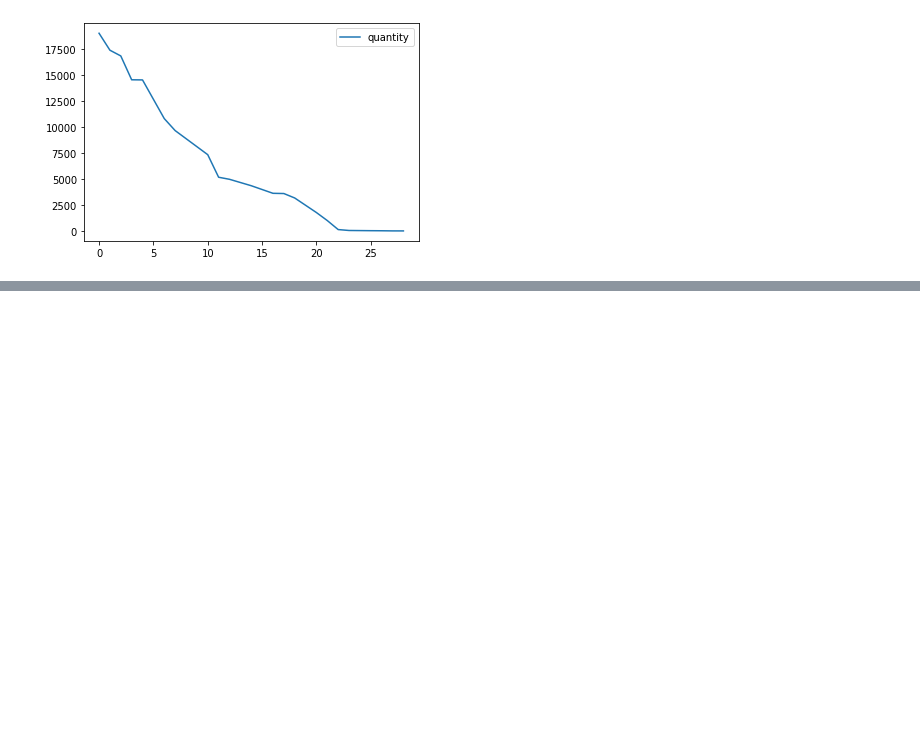
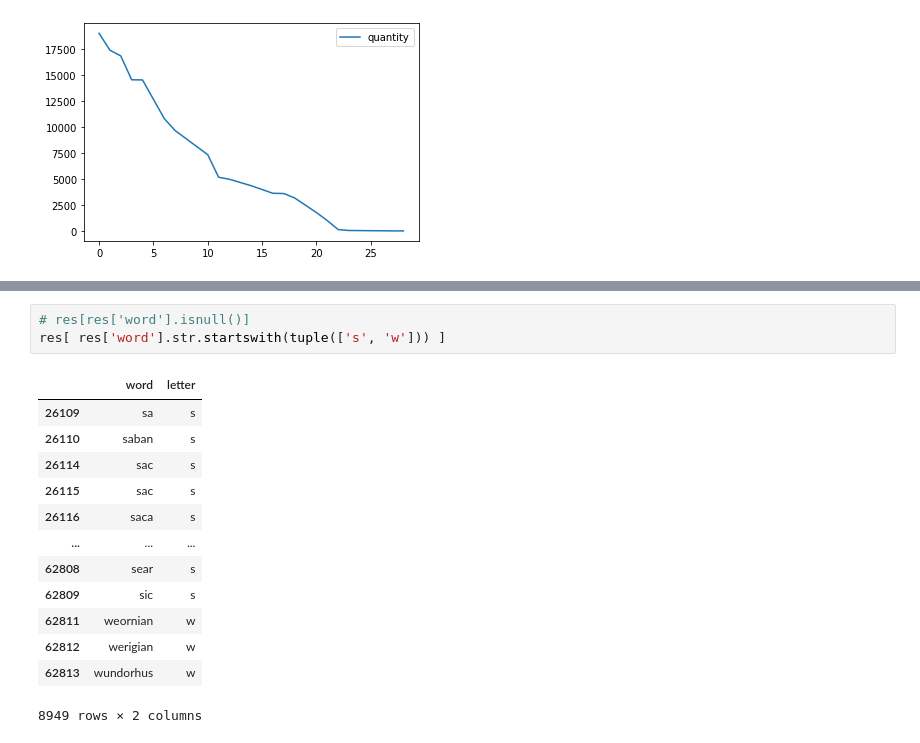
Before and after one commit to webnora/OE_Lemmatization, a Jupyter notebook: freq/freq.ipynb, the cells around one changed output, grey strips where cells are left out. Drawn from its saved outputs; the diff is of its cells as text; blank space fills up the shorter version.

```diff
--- a/freq/freq.ipynb
+++ b/freq/freq.ipynb
@@ -136,0 +191,17 @@ res
+# %%
+# res[res['word'].isnull()]
+res[ res['word'].str.startswith(tuple(['s', 'w'])) ]
+# %% [output]
+|  | word | letter |
+| 26109 | sa | s |
+| 26110 | saban | s |
+| 26114 | sac | s |
+| 26115 | sac | s |
+| 26116 | saca | s |
+| ... | ... | ... |
+| 62808 | sear | s |
+| 62809 | sic | s |
+| 62811 | weornian | w |
+| 62812 | werigian | w |
+| 62813 | wundorhus | w |
+8949 rows × 2 columns
```
Also changed, not shown: parts of 2 cells of this notebook.
